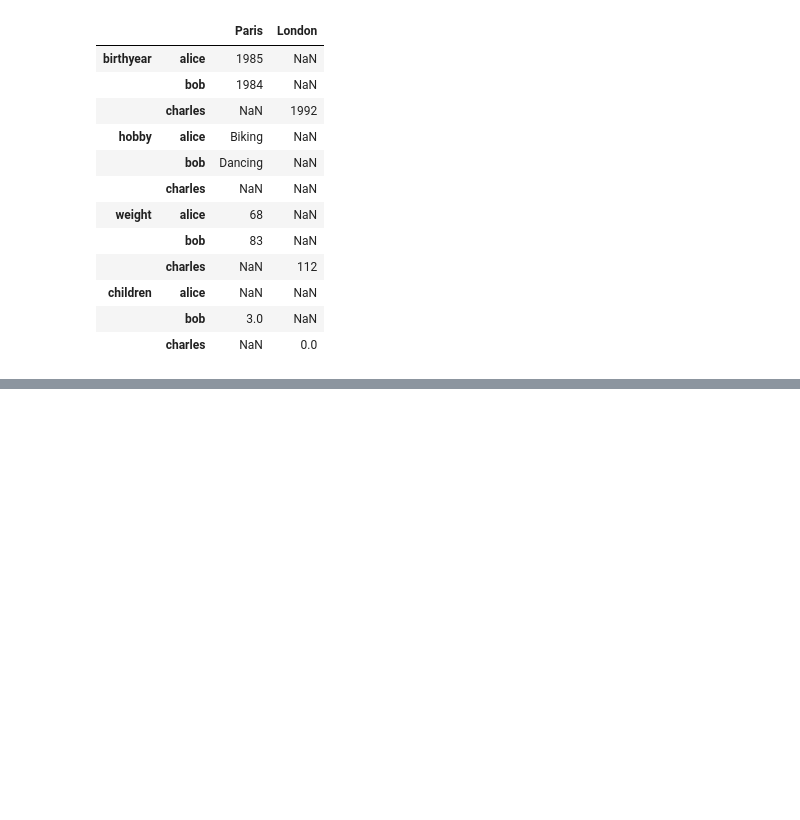
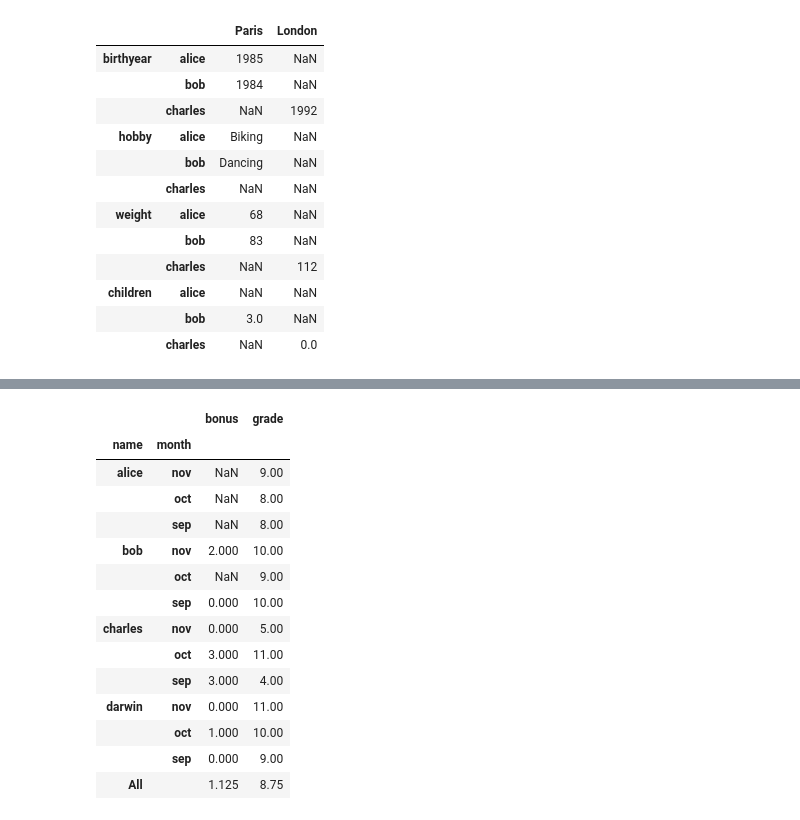
Before and after one commit to AlexBros99/panda_warm_up, a Jupyter notebook: main.ipynb, the cells around one changed output, grey strips where cells are left out. Drawn from its saved outputs; the diff is of its cells as text; code cells hidden in the pictures; blank space fills up the shorter version.

```diff
--- a/main.ipynb
+++ b/main.ipynb
@@ -312,0 +668,18 @@ d7
+# %%
+pd.pivot_table(more_grades, index=("name", "month"), margins=True)
+# %% [output]
+|  |  | bonus | grade |
+| name | month |  |  |
+| alice | nov | NaN | 9.00 |
+|  | oct | NaN | 8.00 |
+|  | sep | NaN | 8.00 |
+| bob | nov | 2.000 | 10.00 |
+|  | oct | NaN | 9.00 |
+|  | sep | 0.000 | 10.00 |
+| charles | nov | 0.000 | 5.00 |
+|  | oct | 3.000 | 11.00 |
+|  | sep | 3.000 | 4.00 |
+| darwin | nov | 0.000 | 11.00 |
+|  | oct | 1.000 | 10.00 |
+|  | sep | 0.000 | 9.00 |
+| All |  | 1.125 | 8.75 |
```
Also changed, not shown: parts of 39 cells of this notebook.
